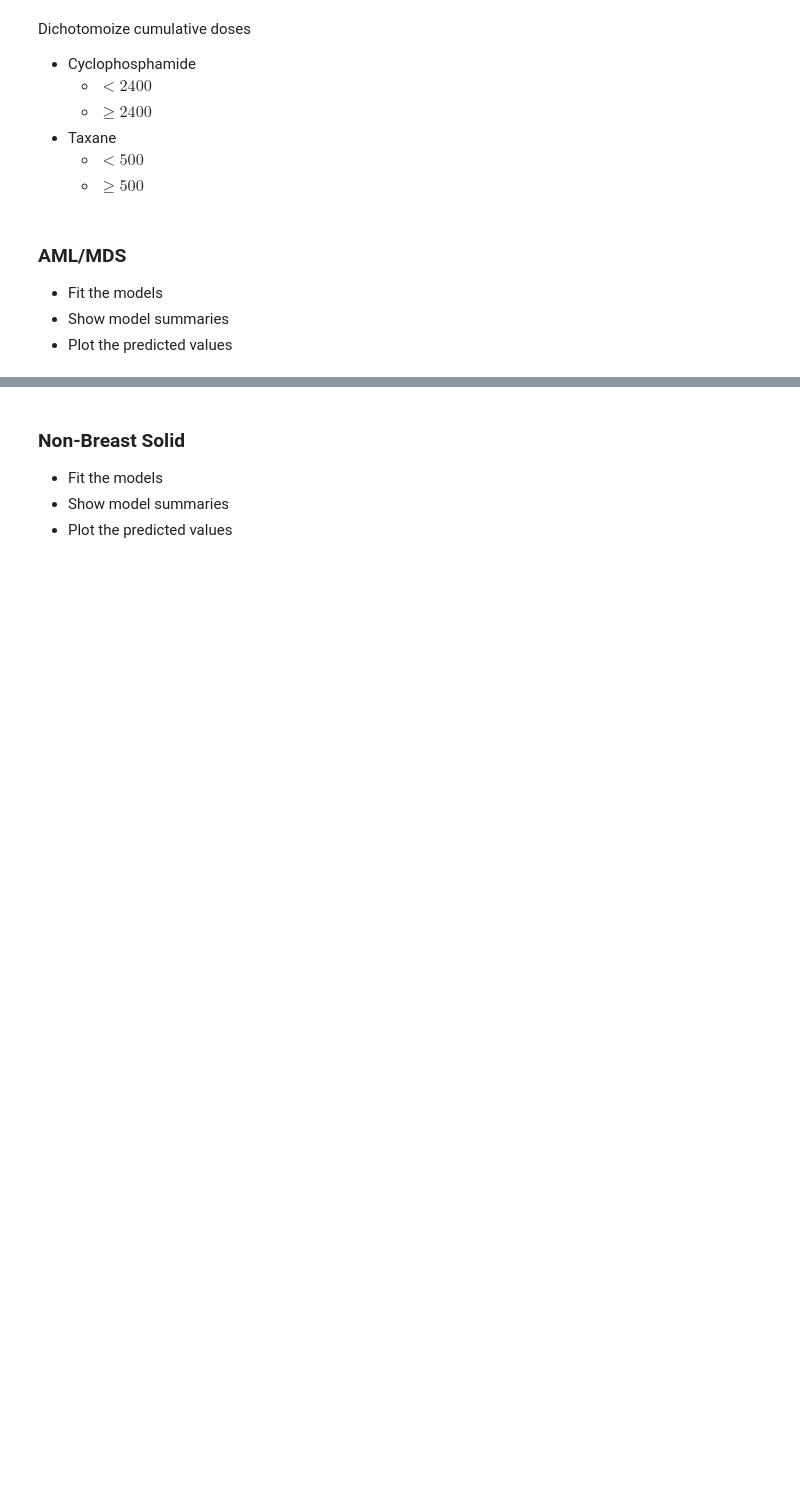
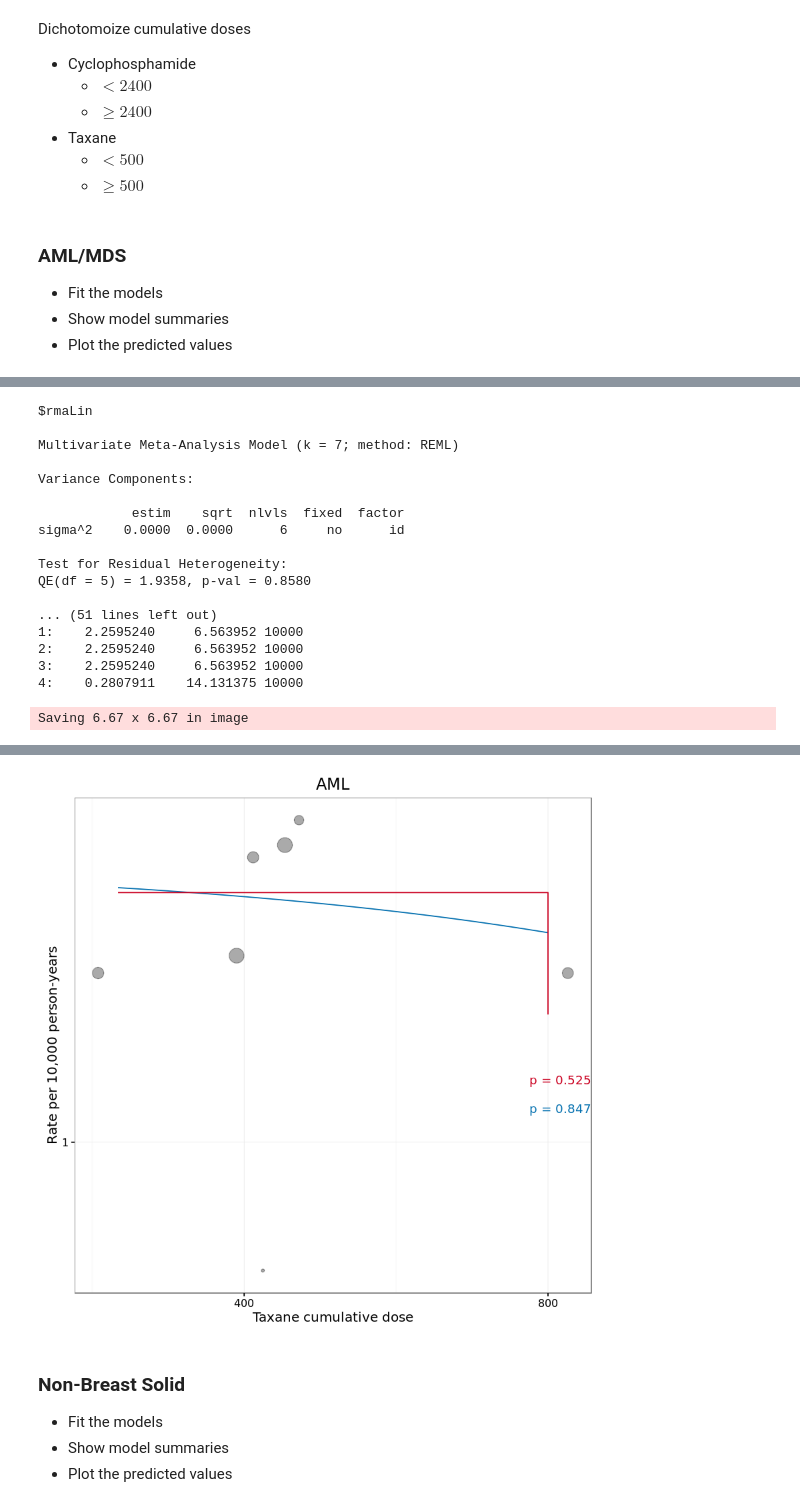
Before and after one commit to benjamin-chan/SecMalAfterBreastCaACT, a Jupyter notebook: metaregSecMal.ipynb, the cells around one changed output, grey strips where cells are left out. Drawn from its saved outputs; the diff is of its cells as text; code cells hidden in the pictures; blank space fills up the shorter version.

```diff
--- a/metaregSecMal.ipynb
+++ b/metaregSecMal.ipynb
@@ -676,0 +724,29 @@ AMLorMDS_Taxane.csv   2816 2016-06-29 06:59:09
+# %%
+D3 <- D3[, `:=` (drug = "Taxane", x = xTax, xHighDose = xTaxHighDose)]
+M <- metareg(D3)
+M
+plotreg(M,
+        D3,
+        mal,
+        "Taxane cumulative dose",
+        1e2 * c(0.5, 1, 2, 4, 8, 16),
+        1e2)
+# %% [output]
+$rmaLin
+
+Multivariate Meta-Analysis Model (k = 7; method: REML)
+
+Variance Components:
+
+            estim    sqrt  nlvls  fixed  factor
+sigma^2    0.0000  0.0000      6     no      id
+
+Test for Residual Heterogeneity:
+QE(df = 5) = 1.9358, p-val = 0.8580
+
+... (51 lines left out)
+1:    2.2595240     6.563952 10000
+2:    2.2595240     6.563952 10000
+3:    2.2595240     6.563952 10000
+4:    0.2807911    14.131375 10000
+Saving 6.67 x 6.67 in image
@@ -677,3 +756,4 @@ AMLorMDS_Taxane.csv   2816 2016-06-29 06:59:09
+[figure, added]
 # %% [markdown]
 ### Non-Breast Solid
 
```
Also changed, not shown: parts of 15 cells of this notebook, 12 other files.
